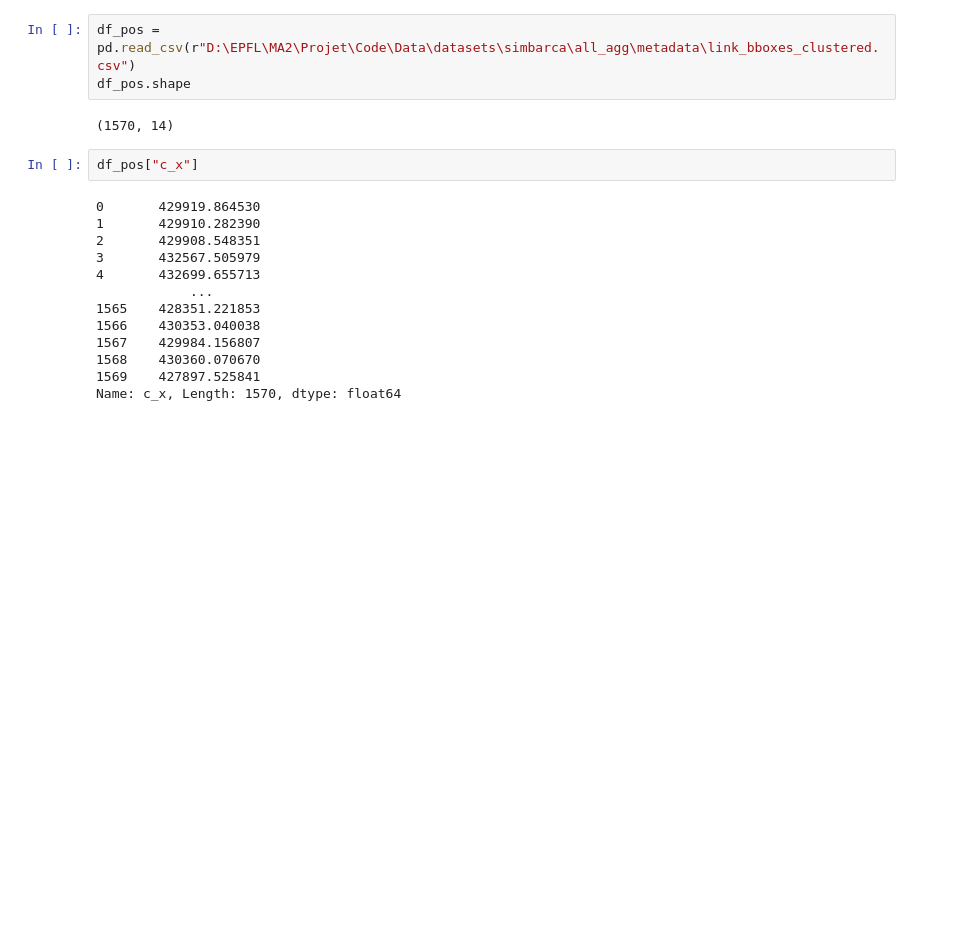
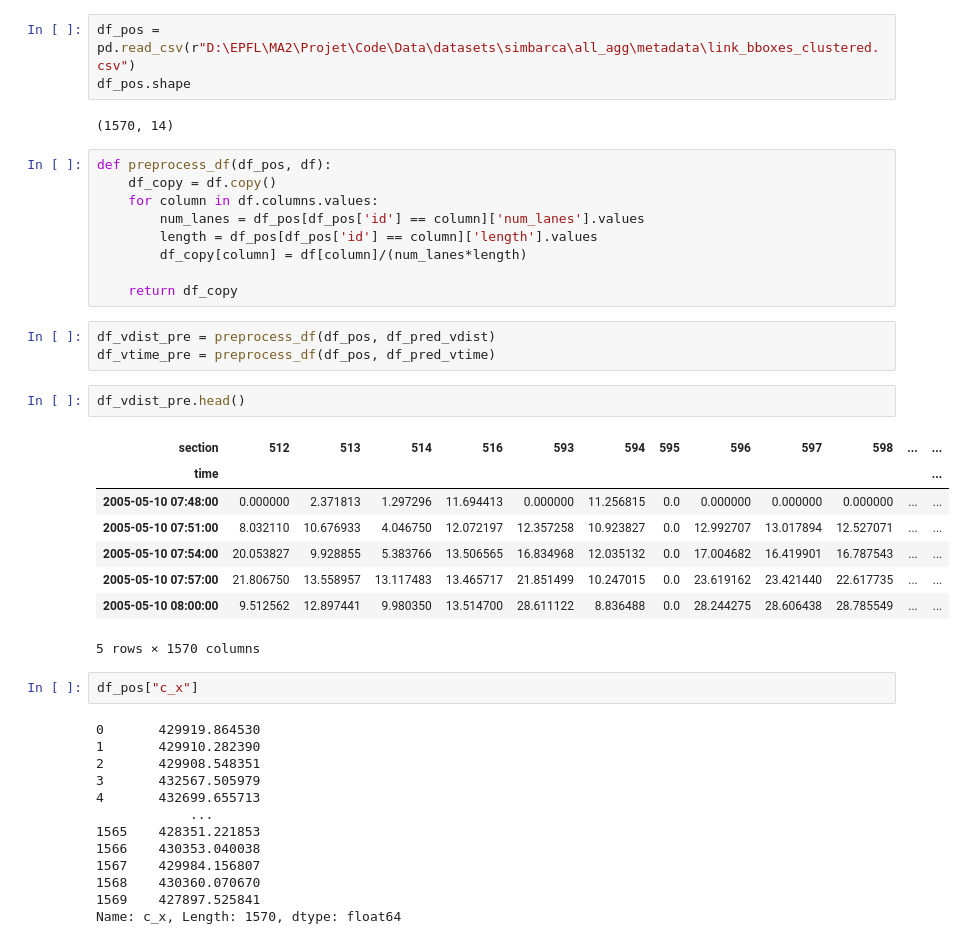
Before and after one commit to koenga/Projet-CE-1, a Jupyter notebook: Projet_MA2.ipynb, the cells around one changed output. Drawn from its saved outputs; the diff is of its cells as text; blank space fills up the shorter version.

Commit message:
prepross

```diff
--- a/Projet_MA2.ipynb
+++ b/Projet_MA2.ipynb
@@ -201,6 +201,29 @@ df_pos = pd.read_csv(r"D:\EPFL\MA2\Projet\Code\Data\datasets\simbarca\all_agg\me
 df_pos.shape
 # %% [output]
 (1570, 14)
+# %%
+def preprocess_df(df_pos, df):
+    df_copy = df.copy()
+    for column in df.columns.values:
+        num_lanes = df_pos[df_pos['id'] == column]['num_lanes'].values
+        length = df_pos[df_pos['id'] == column]['length'].values
+        df_copy[column] = df[column]/(num_lanes*length)
+
+    return df_copy
+# %%
+df_vdist_pre = preprocess_df(df_pos, df_pred_vdist)
+df_vtime_pre = preprocess_df(df_pos, df_pred_vtime)
+# %%
+df_vdist_pre.head()
+# %% [output]
+| section | 512 | 513 | 514 | 516 | 593 | 594 | 595 | 596 | 597 | 598 | ... | ... |
+| time |  |  |  |  |  |  |  |  |  |  |  | ... |
+| 2005-05-10 07:48:00 | 0.000000 | 2.371813 | 1.297296 | 11.694413 | 0.000000 | 11.256815 | 0.0 | 0.000000 | 0.000000 | 0.000000 | ... | ... |
+| 2005-05-10 07:51:00 | 8.032110 | 10.676933 | 4.046750 | 12.072197 | 12.357258 | 10.923827 | 0.0 | 12.992707 | 13.017894 | 12.527071 | ... | ... |
+| 2005-05-10 07:54:00 | 20.053827 | 9.928855 | 5.383766 | 13.506565 | 16.834968 | 12.035132 | 0.0 | 17.004682 | 16.419901 | 16.787543 | ... | ... |
+| 2005-05-10 07:57:00 | 21.806750 | 13.558957 | 13.117483 | 13.465717 | 21.851499 | 10.247015 | 0.0 | 23.619162 | 23.421440 | 22.617735 | ... | ... |
+| 2005-05-10 08:00:00 | 9.512562 | 12.897441 | 9.980350 | 13.514700 | 28.611122 | 8.836488 | 0.0 | 28.244275 | 28.606438 | 28.785549 | ... | ... |
+5 rows × 1570 columns
 # %%
 df_pos["c_x"]
 # %% [output]
```
Also changed, not shown: parts of 2 cells of this notebook.
